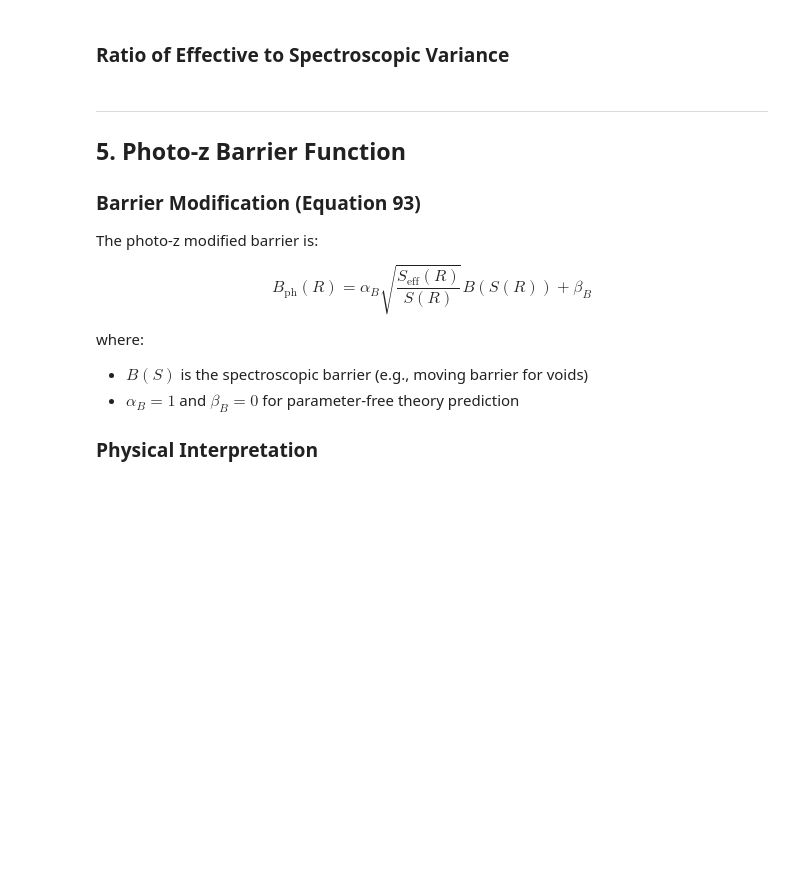
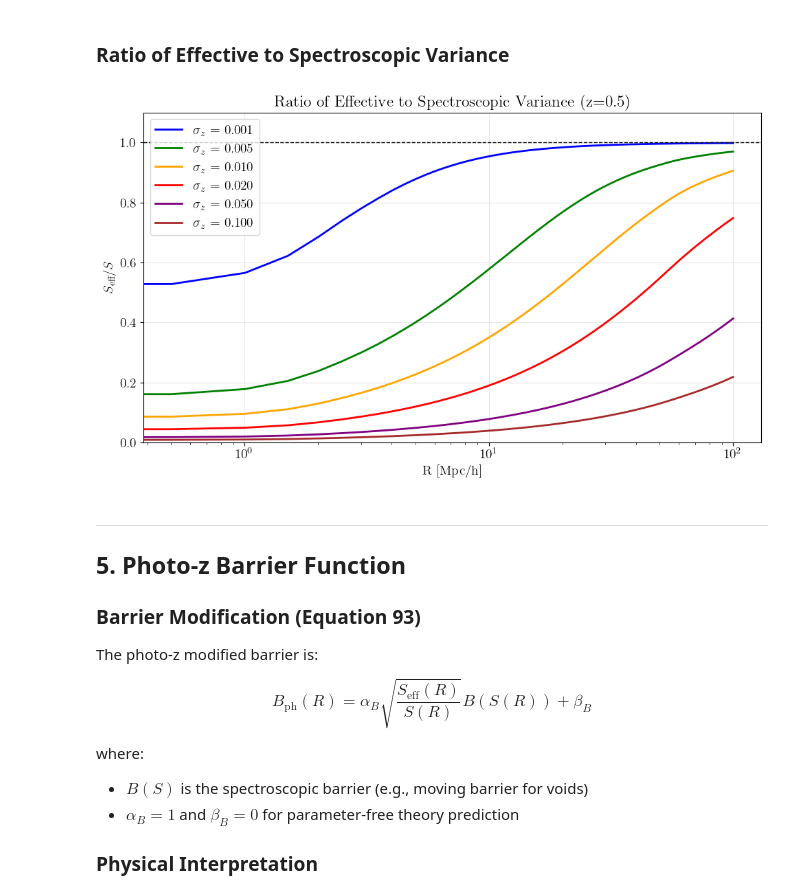
Before and after one commit to PierreBoccard/excursion_set_functions, a Jupyter notebook: examples/photo_z_formalism_documentation.ipynb, the cells around one changed output. Cells and saved outputs as stored; diff of their text form; code cells hidden in the pictures; blank space fills up the shorter version.

```diff
--- a/examples/photo_z_formalism_documentation.ipynb
+++ b/examples/photo_z_formalism_documentation.ipynb
@@ -299,24 +396,26 @@ plt.show()
 # %%
 fig, ax = plt.subplots(figsize=(10, 6))
 
-S_spectro = pz.Seff_photo_z(Pk, k, R, sigma_chi=0.0)
+S_spectro = pz.Seff_photo_z(Pk, k, radius, sigma_chi=0.0)
 
-for sigma_chi, c in zip(sigma_chi_vals[1:], colors[1:]):
-    Seff = pz.Seff_photo_z(Pk, k, R, sigma_chi=sigma_chi)
+for sigma_z, sigma_chi, c in zip(sigma_z_vals[1:], sigma_chi_vals[1:], colors[1:]):
+    Seff = pz.Seff_photo_z(Pk, k, radius, sigma_chi=sigma_chi)
     ratio = Seff / S_spectro
-    ax.plot(R, ratio, color=c, lw=2, label=f'$\\sigma_\\chi$ = {sigma_chi} Mpc/h')
+    ax.plot(radius, ratio, color=c, lw=2, label=f'$\\sigma_z$ = {sigma_z:.3f}')
 
 ax.axhline(1.0, ls='--', color='black', lw=1)
 ax.set_xscale('log')
 ax.set_xlabel('R [Mpc/h]')
 ax.set_ylabel('$S_{\\text{eff}} / S$')
-ax.set_title('Ratio of Effective to Spectroscopic Variance')
+ax.set_title(f'Ratio of Effective to Spectroscopic Variance (z={z_fiducial})')
 ax.grid(True, alpha=0.3)
 ax.legend()
 ax.set_ylim([0, 1.1])
 
 plt.tight_layout()
 plt.show()
+# %% [output]
+[figure, added]
 # %% [markdown]
 ---
 
```
Also changed, not shown: parts of 14 cells of this notebook, 17 other files.
